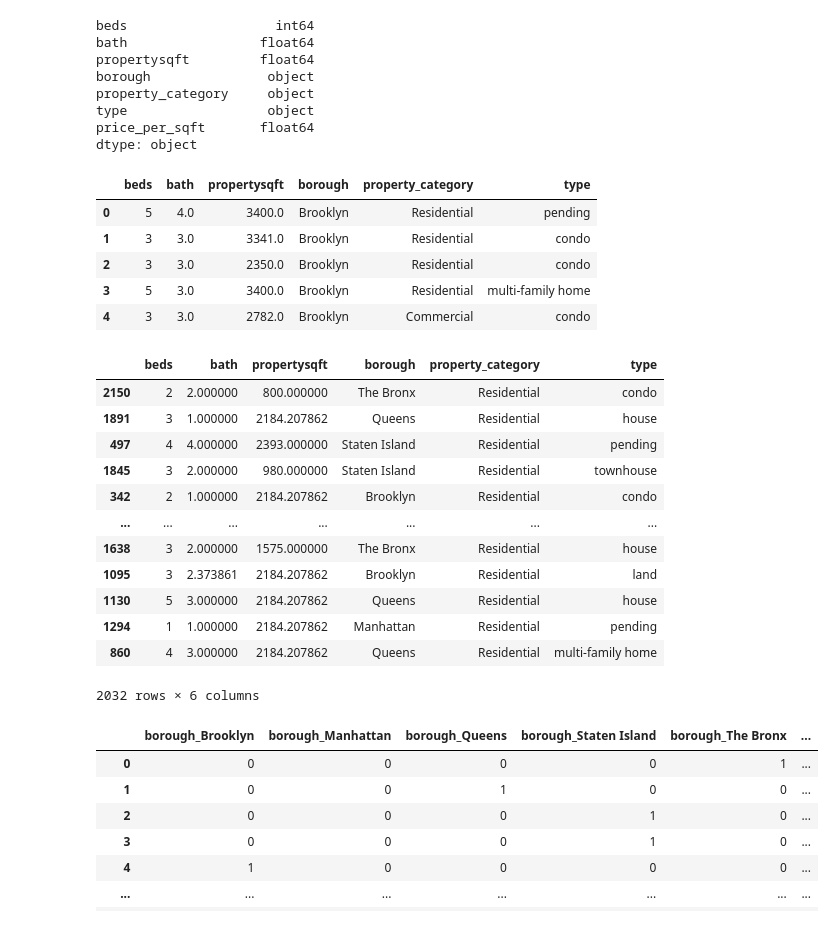
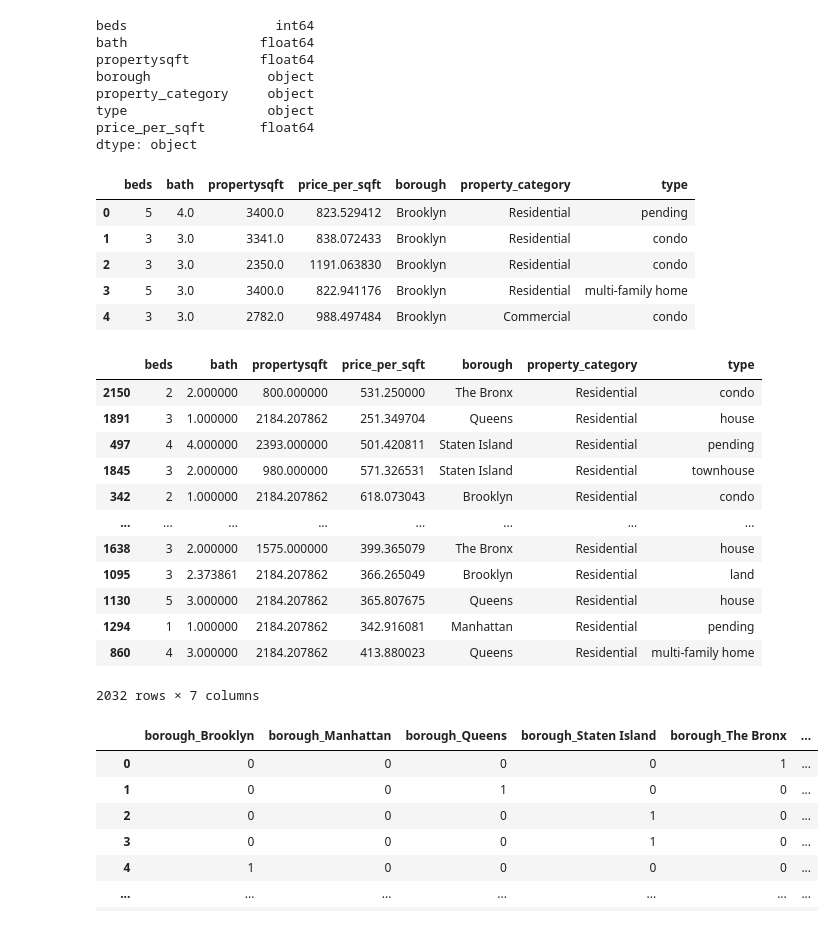
Before and after one commit to avineets87/housing-price-analysis, a Jupyter notebook: data_model_regression.ipynb, the cells around one changed output. Saved outputs shown, nothing was run; the diff lists cells and outputs as text; code cells hidden in the pictures.

```diff
--- a/data_model_regression.ipynb
+++ b/data_model_regression.ipynb
@@ -31,21 +31,21 @@ type                  object
 price_per_sqft       float64
 dtype: object
 # %%
-select_features = ["beds", "bath", "propertysqft","price_per_sqft","borough","property_category", "type"]
+select_features = ["beds", "bath", "propertysqft","borough","property_category", "type"]
 #
 
 # Create another variable X_sel with only the columns
 # in the "select_features" list
 
 X_sel = df[select_features]
 X_sel.head()
 # %% [output]
-|  | beds | bath | propertysqft | borough | property_category | type |
-| 0 | 5 | 4.0 | 3400.0 | Brooklyn | Residential | pending |
-| 1 | 3 | 3.0 | 3341.0 | Brooklyn | Residential | condo |
-| 2 | 3 | 3.0 | 2350.0 | Brooklyn | Residential | condo |
-| 3 | 5 | 3.0 | 3400.0 | Brooklyn | Residential | multi-family home |
-| 4 | 3 | 3.0 | 2782.0 | Brooklyn | Commercial | condo |
+|  | beds | bath | propertysqft | price_per_sqft | borough | property_category | type |
+| 0 | 5 | 4.0 | 3400.0 | 823.529412 | Brooklyn | Residential | pending |
+| 1 | 3 | 3.0 | 3341.0 | 838.072433 | Brooklyn | Residential | condo |
+| 2 | 3 | 3.0 | 2350.0 | 1191.063830 | Brooklyn | Residential | condo |
+| 3 | 5 | 3.0 | 3400.0 | 822.941176 | Brooklyn | Residential | multi-family home |
+| 4 | 3 | 3.0 | 2782.0 | 988.497484 | Brooklyn | Commercial | condo |
 # %%
 # Set the target variable y
 # y = df["price"].values.reshape(-1, 1)
@@ -57,19 +57,19 @@ X_train, X_test, y_train, y_test = train_test_split(X_sel, y, random_state=42)
 # Display X_train
 X_train
 # %% [output]
-|  | beds | bath | propertysqft | borough | property_category | type |
-| 2150 | 2 | 2.000000 | 800.000000 | The Bronx | Residential | condo |
-| 1891 | 3 | 1.000000 | 2184.207862 | Queens | Residential | house |
-| 497 | 4 | 4.000000 | 2393.000000 | Staten Island | Residential | pending |
-| 1845 | 3 | 2.000000 | 980.000000 | Staten Island | Residential | townhouse |
-| 342 | 2 | 1.000000 | 2184.207862 | Brooklyn | Residential | condo |
-| ... | ... | ... | ... | ... | ... | ... |
-| 1638 | 3 | 2.000000 | 1575.000000 | The Bronx | Residential | house |
-| 1095 | 3 | 2.373861 | 2184.207862 | Brooklyn | Residential | land |
-| 1130 | 5 | 3.000000 | 2184.207862 | Queens | Residential | house |
-| 1294 | 1 | 1.000000 | 2184.207862 | Manhattan | Residential | pending |
-| 860 | 4 | 3.000000 | 2184.207862 | Queens | Residential | multi-family home |
+|  | beds | bath | propertysqft | price_per_sqft | borough | property_category | type |
+| 2150 | 2 | 2.000000 | 800.000000 | 531.250000 | The Bronx | Residential | condo |
+| 1891 | 3 | 1.000000 | 2184.207862 | 251.349704 | Queens | Residential | house |
+| 497 | 4 | 4.000000 | 2393.000000 | 501.420811 | Staten Island | Residential | pending |
+| 1845 | 3 | 2.000000 | 980.000000 | 571.326531 | Staten Island | Residential | townhouse |
+| 342 | 2 | 1.000000 | 2184.207862 | 618.073043 | Brooklyn | Residential | condo |
+| ... | ... | ... | ... | ... | ... | ... | ... |
+| 1638 | 3 | 2.000000 | 1575.000000 | 399.365079 | The Bronx | Residential | house |
+| 1095 | 3 | 2.373861 | 2184.207862 | 366.265049 | Brooklyn | Residential | land |
+| 1130 | 5 | 3.000000 | 2184.207862 | 365.807675 | Queens | Residential | house |
+| 1294 | 1 | 1.000000 | 2184.207862 | 342.916081 | Manhattan | Residential | pending |
+| 860 | 4 | 3.000000 | 2184.207862 | 413.880023 | Queens | Residential | multi-family home |
-2032 rows × 6 columns
+2032 rows × 7 columns
 # %%
 from sklearn.preprocessing import OneHotEncoder
 
```
Also changed, not shown: parts of 10 cells of this notebook, 5 other files.
